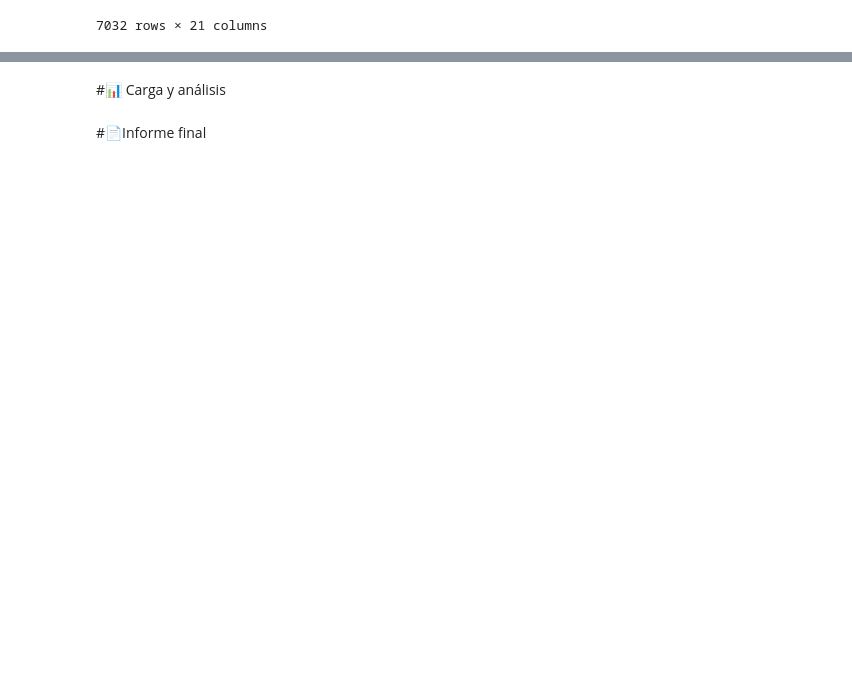
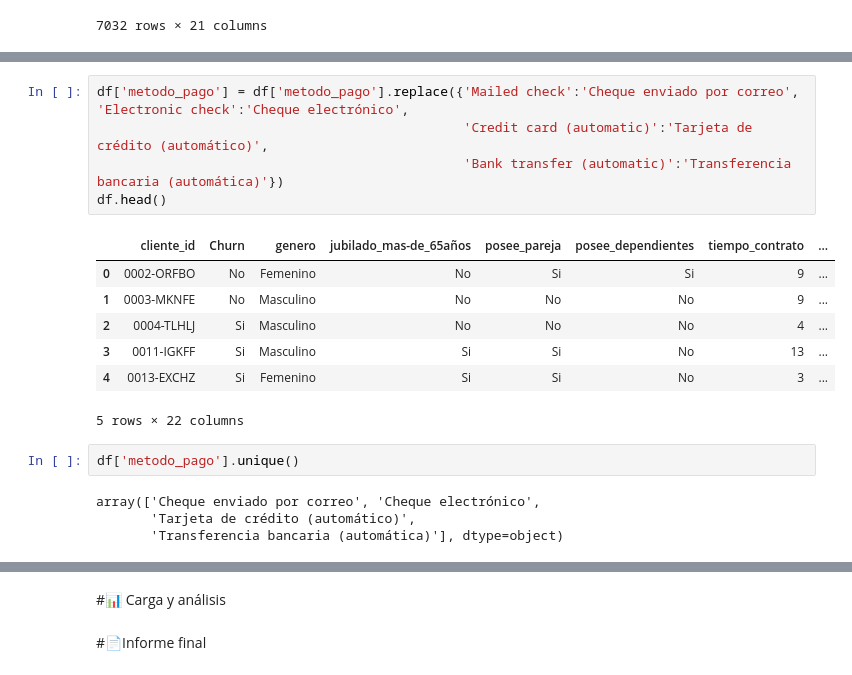
Before and after one commit to rociocelestial/Challenge2-Data-Science, a Jupyter notebook: TelecomX_LATAM.ipynb, the cells around one changed output, grey strips where cells are left out. Cells and saved outputs as stored; diff of their text form; blank space fills up the shorter version.

```diff
--- a/TelecomX_LATAM.ipynb
+++ b/TelecomX_LATAM.ipynb
@@ -266,0 +303,19 @@ df
+# %%
+df['metodo_pago'] = df['metodo_pago'].replace({'Mailed check':'Cheque enviado por correo', 'Electronic check':'Cheque electrónico',
+                                               'Credit card (automatic)':'Tarjeta de crédito (automático)',
+                                               'Bank transfer (automatic)':'Transferencia bancaria (automática)'})
+df.head()
+# %% [output]
+|  | cliente_id | Churn | genero | jubilado_mas-de_65años | posee_pareja | posee_dependientes | tiempo_contrato | ... |
+| 0 | 0002-ORFBO | No | Femenino | No | Si | Si | 9 | ... |
+| 1 | 0003-MKNFE | No | Masculino | No | No | No | 9 | ... |
+| 2 | 0004-TLHLJ | Si | Masculino | No | No | No | 4 | ... |
+| 3 | 0011-IGKFF | Si | Masculino | Si | Si | No | 13 | ... |
+| 4 | 0013-EXCHZ | Si | Femenino | Si | Si | No | 3 | ... |
+5 rows × 22 columns
+# %%
+df['metodo_pago'].unique()
+# %% [output]
+array(['Cheque enviado por correo', 'Cheque electrónico',
+       'Tarjeta de crédito (automático)',
+       'Transferencia bancaria (automática)'], dtype=object)
```
Also changed, not shown: parts of 9 cells of this notebook.
